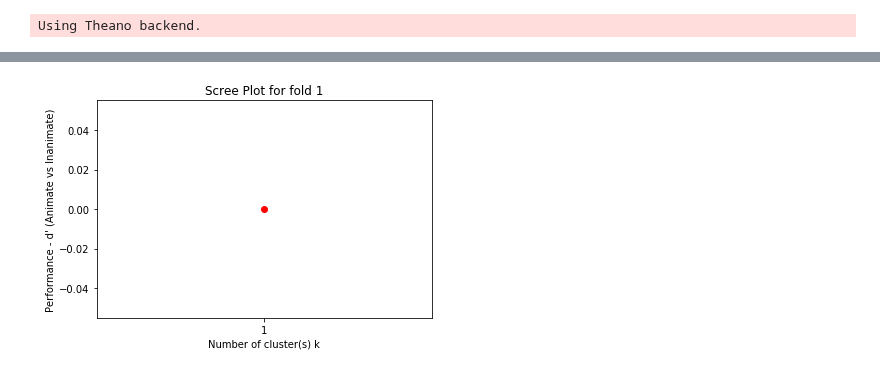
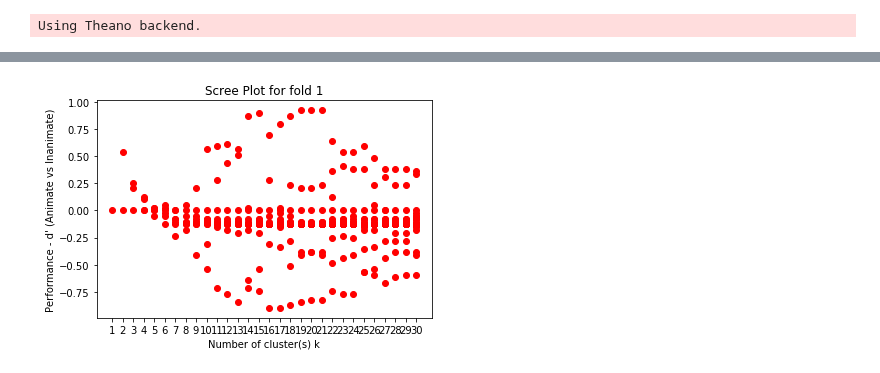
Before and after one commit to SNaGLab/Cognitive-Parcellation, a Jupyter notebook: code/models/alexnet_step_1.ipynb, the cells around one changed output, grey strips where cells are left out. Drawn from its saved outputs; the diff is of its cells as text; code cells hidden in the pictures.

```diff
--- a/code/models/alexnet_step_1.ipynb
+++ b/code/models/alexnet_step_1.ipynb
@@ -373,5 +511,5 @@ def top5accuracy(true, predicted):
 # %%
-#Reading pkl files from step 0 and clustering it{
+#Version 2 - Reading pkl files from step 0 and clustering it{
 data_path = '../../data/pkl/'
 classes = ['animate','inanimate']
 
@@ -451,10 +589,17 @@ for i in range(k):
                 print str(p)+' '+str(fold)+' '+str(count)+' '+str(len(im_valid_test))+' '+str(error)
 
                 if flag == 0:
-                    dprime = error
+                    with open('../../data/animate_no_lesion_performance.txt','r') as f:
+                        tmp = f.readlines()[fold-1]
+                        cnt = int(tmp.split(' ')[2])
+
+                    dprime = float(count) / cnt
                     flag = 1
-                else:
-                    dprime -= error
+                elif flag == 1:
+                    with open('../../data/inanimate_no_lesion_performance.txt','r') as f:
+                        tmp = f.readlines()[fold-1]
+                        cnt = int(tmp.split(' ')[2])
+                    dprime -= float(count) / cnt
 
             clf_result[j][label] = dprime
 
@@ -486,20 +611,20 @@ result[1]
 # %%
 f = 1
 clf_result = result[f]
 
 
 plt.figure(1)
-X = range(1,101,1)
+X = range(1,31,1)
 for cl in X:
     i = 0
     for item in clf_result[cl].keys():
         plt.plot(cl,clf_result[cl][item],'ro')
         i += 1
 
 plt.xticks(X)
 plt.xlabel('Number of cluster(s) k')
 plt.ylabel("Performance - d' (Animate vs Inanimate)")
 plt.title('Scree Plot for fold '+ str(f))
 plt.savefig('../../results/scree/results_fold_'+str(f)+'.svg', format='svg', dpi=1200)
 # %% [output]
-[figure, old version]
+[figure, new version]
```
Also changed, not shown: parts of 7 cells of this notebook, 5 other files.
